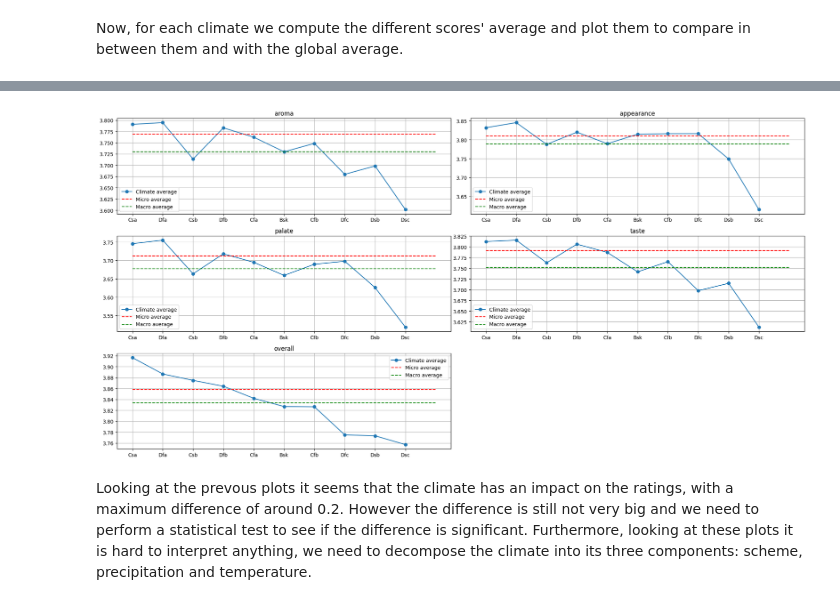
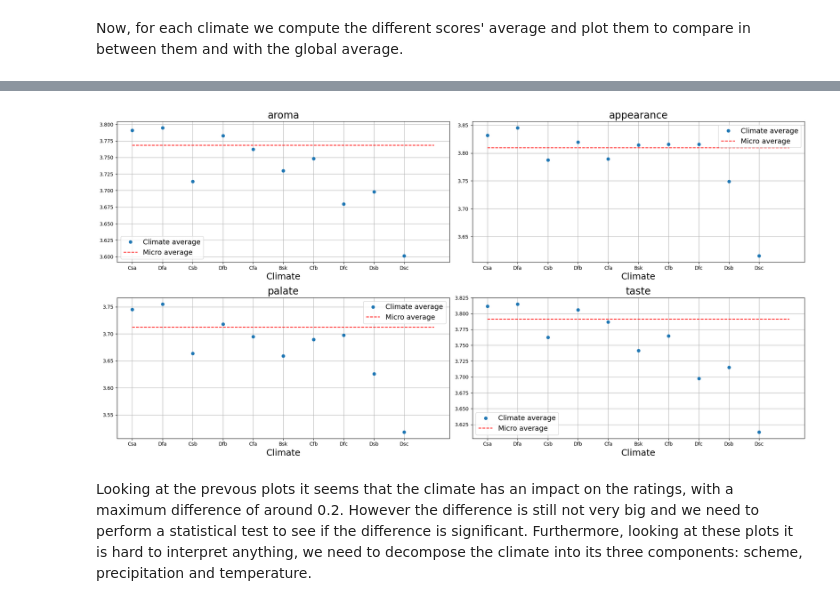
Before and after one commit to epfl-ada/ada-2023-project-riskybiscuits, a Jupyter notebook: main.ipynb, the cells around one changed output, grey strips where cells are left out. Saved outputs shown, nothing was run; the diff lists cells and outputs as text; code cells hidden in the pictures.

```diff
--- a/main.ipynb
+++ b/main.ipynb
@@ -156,7 +175,10 @@ First, we compute the mean of the ratings. There are two ways to do so:
 Both are computed and will be used as a way to compare the results with a baseline.
 # %%
 micro_average_ratings = (
-    us_users_ratings_scores[scores_to_compare].mean().sort_values(ascending=False).reset_index()
+    us_users_ratings_scores[scores_to_compare]
+    .mean()
+    .sort_values(ascending=False)
+    .reset_index()
 )
 micro_average_ratings.columns = ["score", "mean"]
 
@@ -201,97 +250,55 @@ Now, for each climate we compute the different scores' average and plot them to
 # %%
 # Plot the different mean as a function of the climate
-num_scores = len(scores_to_compare)
+fig, axs = plt.subplots(2, 2, figsize=(20, 10))
 
-fig, axs = plt.subplots(num_scores // 2 + 1, 2, figsize=(20, 10))
-
-for i in range(num_scores // 2):
-    axs[i, 0].plot(
-        climate_average_ratings.iloc[:, 2 * i], "o-", label="Climate average"
-    )
-
+for i in range(2):
+    axs[i, 0].plot(climate_average_ratings.iloc[:, 2 * i], "o", label="Climate average")
     micro_average_value = micro_average_ratings[
         micro_average_ratings["score"] == scores_to_compare[2 * i]
-    ]["mean"].values[0]
-    macro_average_value = macro_average_ratings[
-        macro_average_ratings["score"] == scores_to_compare[2 * i]
     ]["mean"].values[0]
     axs[i, 0].plot(
         [0, len(climate_average_ratings)],
         [micro_average_value, micro_average_value],
         "r--",
         label="Micro average",
     )
-    axs[i, 0].plot(
-        [0, len(climate_average_ratings)],
-        [macro_average_value, macro_average_value],
-        "g--",
-        label="Macro average",
-    )
-    axs[i, 0].set_title(scores_to_compare[2 * i])
+    axs[i, 0].set_title(
+        scores_to_compare[2 * i], fontsize=20
+    )  # Increased title font size
     axs[i, 0].set_xticks(range(len(climate_average_ratings)))
-    axs[i, 0].legend()
+    axs[i, 0].set_xlabel(
+        "Climate", fontsize=18
+    )  # Set x-axis label and increase font size
+    axs[i, 0].legend(fontsize=14)  # Increased legend font size
     axs[i, 0].grid()
 
     axs[i, 1].plot(
-        climate_average_ratings.iloc[:, 2 * i + 1], "o-", label="Climate average"
+        climate_average_ratings.iloc[:, 2 * i + 1], "o", label="Climate average"
     )
     micro_average_value = micro_average_ratings[
         micro_average_ratings["score"] == scores_to_compare[2 * i + 1]
-    ]["mean"].values[0]
-    macro_average_value = macro_average_ratings[
-        macro_average_ratings["score"] == scores_to_compare[2 * i + 1]
     ]["mean"].values[0]
     axs[i, 1].plot(
         [0, len(climate_average_ratings)],
         [micro_average_value, micro_average_value],
         "r--",
         label="Micro average",
     )
-    axs[i, 1].plot(
-        [0, len(climate_average_ratings)],
-        [macro_average_value, macro_average_value],
-        "g--",
-        label="Macro average",
-    )
-    axs[i, 1].set_title(scores_to_compare[2 * i + 1])
+    axs[i, 1].set_title(
+        scores_to_compare[2 * i + 1], fontsize=20
+    )  # Increased title font size
     axs[i, 1].set_xticks(range(len(climate_average_ratings)))
-    axs[i, 1].legend()
+    axs[i, 1].set_xlabel(
+        "Climate", fontsize=18
+    )  # Set x-axis label and increase font size
+    axs[i, 1].legend(fontsize=14)  # Increased legend font size
     axs[i, 1].grid()
 
-axs[num_scores // 2, 0].plot(
-    climate_average_ratings.iloc[:, 2 * (num_scores // 2)],
-    "o-",
-    label="Climate average",
-)
-micro_average_value = micro_average_ratings[
-    micro_average_ratings["score"] == scores_to_compare[2 * (num_scores // 2)]
-]["mean"].values[0]
-macro_average_value = macro_average_ratings[
-    macro_average_ratings["score"] == scores_to_compare[2 * (num_scores // 2)]
-]["mean"].values[0]
-axs[num_scores // 2, 0].plot(
-    [0, len(climate_average_ratings)],
-    [micro_average_value, micro_average_value],
-    "r--",
-    label="Micro average",
-)
-axs[num_scores // 2, 0].plot(
-    [0, len(climate_average_ratings)],
-    [macro_average_value, macro_average_value],
-    "g--",
-    label="Macro average",
-)
-axs[num_scores // 2, 0].set_title(scores_to_compare[2 * (num_scores // 2)])
-axs[num_scores // 2, 0].set_xticks(range(len(climate_average_ratings)))
-axs[num_scores // 2, 0].legend()
-axs[num_scores // 2, 0].grid()
-
-axs[num_scores // 2, 1].set_visible(False)
-
 plt.tight_layout()
+plt.savefig("figures/climate_average_ratings.png", dpi=600)
 plt.show()
 # %% [output]
-[figure, old version]
+[figure, new version]
 # %% [markdown]
 Looking at the prevous plots it seems that the climate has an impact on the ratings, with a maximum difference of around 0.2. However the difference is still not very big and we need to perform a statistical test to see if the difference is significant. Furthermore, looking at these plots it is hard to interpret anything, we need to decompose the climate into its three components: scheme, precipitation and temperature.
 # %% [markdown]
```
Also changed, not shown: parts of 42 cells of this notebook.
